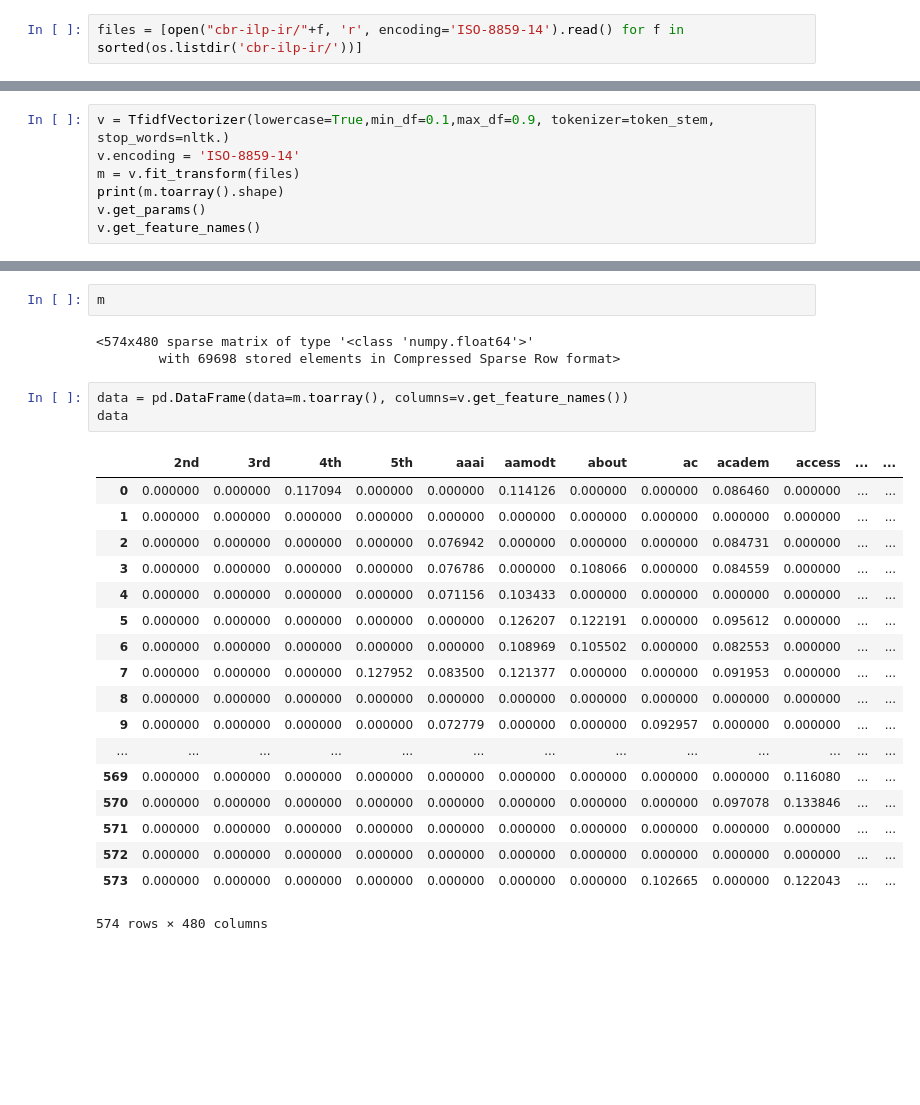
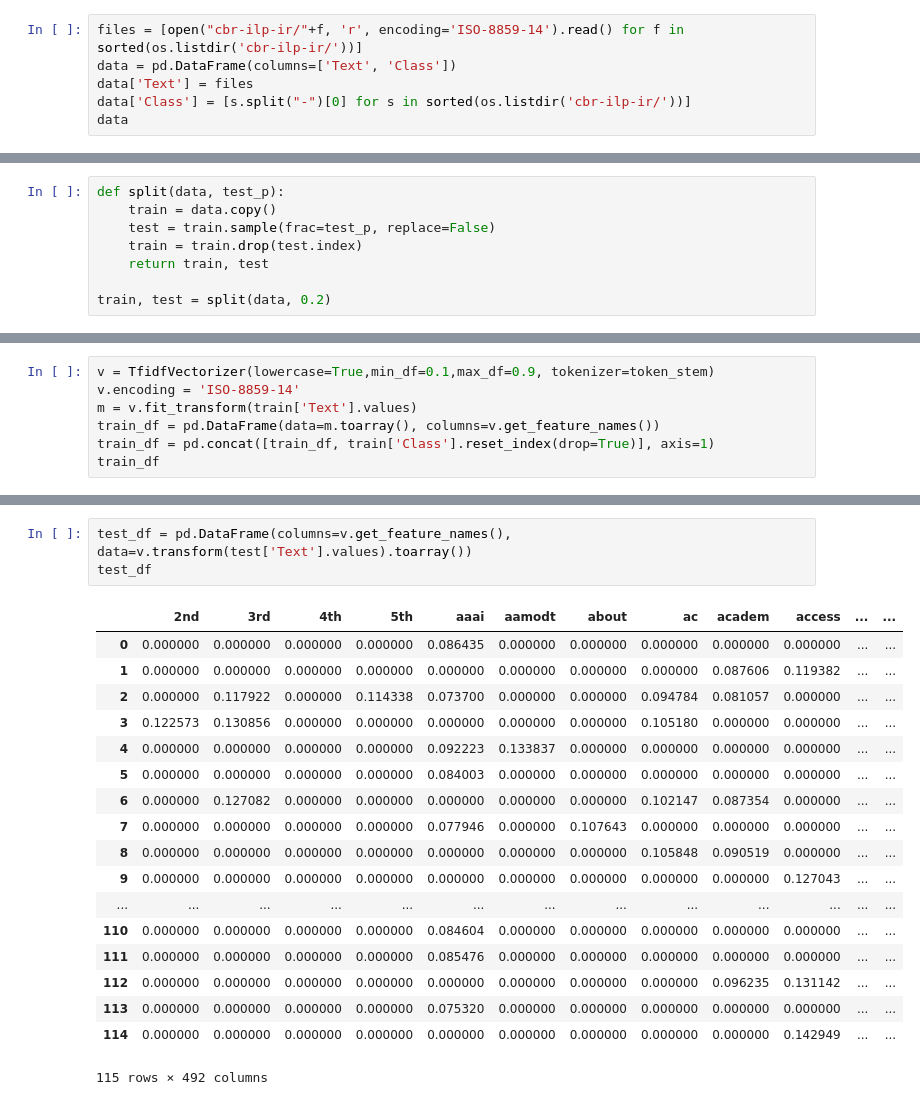
Before and after one commit to matheusjorge/TextMining_Proj1, a Jupyter notebook: Projeto1.ipynb, the cells around one changed output, grey strips where cells are left out. Saved outputs shown, nothing was run; the diff lists cells and outputs as text; blank space fills up the shorter version.

```diff
--- a/Projeto1.ipynb
+++ b/Projeto1.ipynb
@@ -10,2 +11,6 @@ import pandas as pd
 # %%
 files = [open("cbr-ilp-ir/"+f, 'r', encoding='ISO-8859-14').read() for f in sorted(os.listdir('cbr-ilp-ir/'))]
+data = pd.DataFrame(columns=['Text', 'Class'])
+data['Text'] = files
+data['Class'] = [s.split("-")[0] for s in sorted(os.listdir('cbr-ilp-ir/'))]
+data
@@ -11,0 +36,8 @@ files = [open("cbr-ilp-ir/"+f, 'r', encoding='ISO-8859-14').read() for f in sort
+# %%
+def split(data, test_p):
+    train = data.copy()
+    test = train.sample(frac=test_p, replace=False)
+    train = train.drop(test.index)
+    return train, test
+
+train, test = split(data, 0.2)
@@ -47,8 +100,8 @@ token_stem(files[0])
 # %%
-v = TfidfVectorizer(lowercase=True,min_df=0.1,max_df=0.9, tokenizer=token_stem, stop_words=nltk.)
+v = TfidfVectorizer(lowercase=True,min_df=0.1,max_df=0.9, tokenizer=token_stem)
 v.encoding = 'ISO-8859-14'
-m = v.fit_transform(files)
-print(m.toarray().shape)
-v.get_params()
-v.get_feature_names()
+m = v.fit_transform(train['Text'].values)
+train_df = pd.DataFrame(data=m.toarray(), columns=v.get_feature_names())
+train_df = pd.concat([train_df, train['Class'].reset_index(drop=True)], axis=1)
+train_df
 # %% [output]
@@ -73,27 +126,22 @@ v.get_feature_names()
-# %%
-m
-# %% [output]
-<574x480 sparse matrix of type '<class 'numpy.float64'>'
-        with 69698 stored elements in Compressed Sparse Row format>
 # %%
-data = pd.DataFrame(data=m.toarray(), columns=v.get_feature_names())
-data
+test_df = pd.DataFrame(columns=v.get_feature_names(), data=v.transform(test['Text'].values).toarray())
+test_df
 # %% [output]
 |  | 2nd | 3rd | 4th | 5th | aaai | aamodt | about | ac | academ | access | ... | ... |
-| 0 | 0.000000 | 0.000000 | 0.117094 | 0.000000 | 0.000000 | 0.114126 | 0.000000 | 0.000000 | 0.086460 | 0.000000 | ... | ... |
-| 1 | 0.000000 | 0.000000 | 0.000000 | 0.000000 | 0.000000 | 0.000000 | 0.000000 | 0.000000 | 0.000000 | 0.000000 | ... | ... |
-| 2 | 0.000000 | 0.000000 | 0.000000 | 0.000000 | 0.076942 | 0.000000 | 0.000000 | 0.000000 | 0.084731 | 0.000000 | ... | ... |
-| 3 | 0.000000 | 0.000000 | 0.000000 | 0.000000 | 0.076786 | 0.000000 | 0.108066 | 0.000000 | 0.084559 | 0.000000 | ... | ... |
-| 4 | 0.000000 | 0.000000 | 0.000000 | 0.000000 | 0.071156 | 0.103433 | 0.000000 | 0.000000 | 0.000000 | 0.000000 | ... | ... |
-| 5 | 0.000000 | 0.000000 | 0.000000 | 0.000000 | 0.000000 | 0.126207 | 0.122191 | 0.000000 | 0.095612 | 0.000000 | ... | ... |
-| 6 | 0.000000 | 0.000000 | 0.000000 | 0.000000 | 0.000000 | 0.108969 | 0.105502 | 0.000000 | 0.082553 | 0.000000 | ... | ... |
-| 7 | 0.000000 | 0.000000 | 0.000000 | 0.127952 | 0.083500 | 0.121377 | 0.000000 | 0.000000 | 0.091953 | 0.000000 | ... | ... |
-| 8 | 0.000000 | 0.000000 | 0.000000 | 0.000000 | 0.000000 | 0.000000 | 0.000000 | 0.000000 | 0.000000 | 0.000000 | ... | ... |
-| 9 | 0.000000 | 0.000000 | 0.000000 | 0.000000 | 0.072779 | 0.000000 | 0.000000 | 0.092957 | 0.000000 | 0.000000 | ... | ... |
+| 0 | 0.000000 | 0.000000 | 0.000000 | 0.000000 | 0.086435 | 0.000000 | 0.000000 | 0.000000 | 0.000000 | 0.000000 | ... | ... |
+| 1 | 0.000000 | 0.000000 | 0.000000 | 0.000000 | 0.000000 | 0.000000 | 0.000000 | 0.000000 | 0.087606 | 0.119382 | ... | ... |
+| 2 | 0.000000 | 0.117922 | 0.000000 | 0.114338 | 0.073700 | 0.000000 | 0.000000 | 0.094784 | 0.081057 | 0.000000 | ... | ... |
+| 3 | 0.122573 | 0.130856 | 0.000000 | 0.000000 | 0.000000 | 0.000000 | 0.000000 | 0.105180 | 0.000000 | 0.000000 | ... | ... |
+| 4 | 0.000000 | 0.000000 | 0.000000 | 0.000000 | 0.092223 | 0.133837 | 0.000000 | 0.000000 | 0.000000 | 0.000000 | ... | ... |
+| 5 | 0.000000 | 0.000000 | 0.000000 | 0.000000 | 0.084003 | 0.000000 | 0.000000 | 0.000000 | 0.000000 | 0.000000 | ... | ... |
+| 6 | 0.000000 | 0.127082 | 0.000000 | 0.000000 | 0.000000 | 0.000000 | 0.000000 | 0.102147 | 0.087354 | 0.000000 | ... | ... |
+| 7 | 0.000000 | 0.000000 | 0.000000 | 0.000000 | 0.077946 | 0.000000 | 0.107643 | 0.000000 | 0.000000 | 0.000000 | ... | ... |
+| 8 | 0.000000 | 0.000000 | 0.000000 | 0.000000 | 0.000000 | 0.000000 | 0.000000 | 0.105848 | 0.090519 | 0.000000 | ... | ... |
+| 9 | 0.000000 | 0.000000 | 0.000000 | 0.000000 | 0.000000 | 0.000000 | 0.000000 | 0.000000 | 0.000000 | 0.127043 | ... | ... |
 | ... | ... | ... | ... | ... | ... | ... | ... | ... | ... | ... | ... | ... |
-| 569 | 0.000000 | 0.000000 | 0.000000 | 0.000000 | 0.000000 | 0.000000 | 0.000000 | 0.000000 | 0.000000 | 0.116080 | ... | ... |
-| 570 | 0.000000 | 0.000000 | 0.000000 | 0.000000 | 0.000000 | 0.000000 | 0.000000 | 0.000000 | 0.097078 | 0.133846 | ... | ... |
-| 571 | 0.000000 | 0.000000 | 0.000000 | 0.000000 | 0.000000 | 0.000000 | 0.000000 | 0.000000 | 0.000000 | 0.000000 | ... | ... |
-| 572 | 0.000000 | 0.000000 | 0.000000 | 0.000000 | 0.000000 | 0.000000 | 0.000000 | 0.000000 | 0.000000 | 0.000000 | ... | ... |
-| 573 | 0.000000 | 0.000000 | 0.000000 | 0.000000 | 0.000000 | 0.000000 | 0.000000 | 0.102665 | 0.000000 | 0.122043 | ... | ... |
+| 110 | 0.000000 | 0.000000 | 0.000000 | 0.000000 | 0.084604 | 0.000000 | 0.000000 | 0.000000 | 0.000000 | 0.000000 | ... | ... |
+| 111 | 0.000000 | 0.000000 | 0.000000 | 0.000000 | 0.085476 | 0.000000 | 0.000000 | 0.000000 | 0.000000 | 0.000000 | ... | ... |
+| 112 | 0.000000 | 0.000000 | 0.000000 | 0.000000 | 0.000000 | 0.000000 | 0.000000 | 0.000000 | 0.096235 | 0.131142 | ... | ... |
+| 113 | 0.000000 | 0.000000 | 0.000000 | 0.000000 | 0.075320 | 0.000000 | 0.000000 | 0.000000 | 0.000000 | 0.000000 | ... | ... |
+| 114 | 0.000000 | 0.000000 | 0.000000 | 0.000000 | 0.000000 | 0.000000 | 0.000000 | 0.000000 | 0.000000 | 0.142949 | ... | ... |
-574 rows × 480 columns
+115 rows × 492 columns
```
Also changed, not shown: parts of 16 cells of this notebook.
